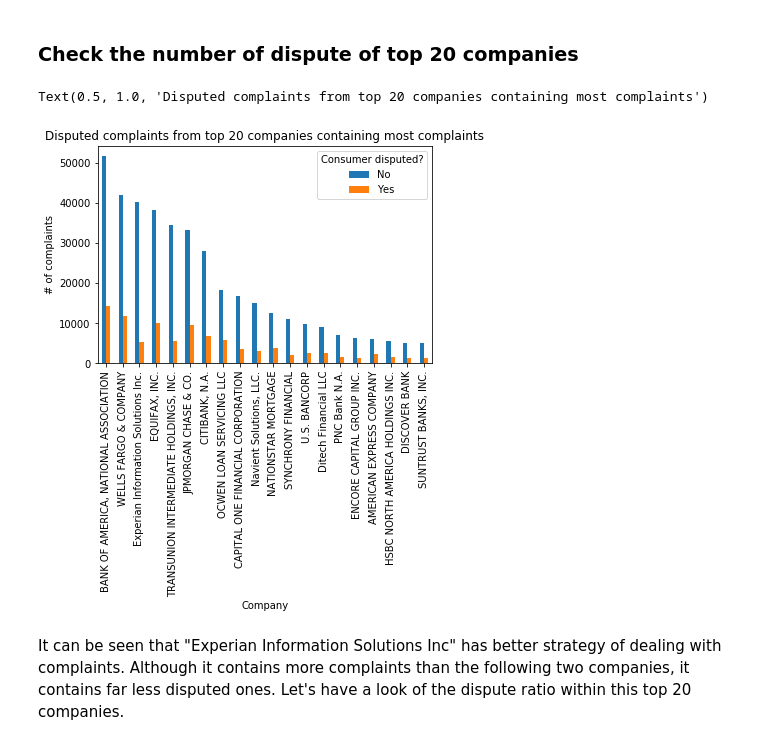
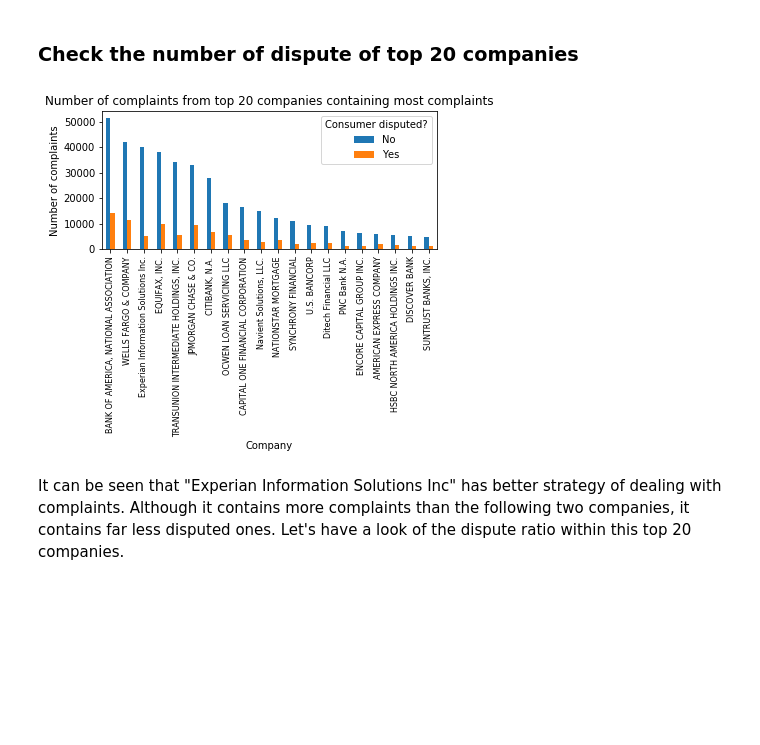
Before and after one commit to haolin-ds/ComplaintsAnalysis, a Jupyter notebook: complaints_EDA.ipynb, the cells around one changed output. Cells and saved outputs as stored; diff of their text form; code cells hidden in the pictures; blank space fills up the shorter version.

```diff
--- a/complaints_EDA.ipynb
+++ b/complaints_EDA.ipynb
@@ -162,12 +176,14 @@ There is a lot of Nan in this field. I am not sure whether the "older American,
 # %%
 dispute_by_company = complaints.groupby(["Company", "Consumer disputed?"]).count()["Complaint ID"].unstack().sort_values(by=["No"], ascending=False)
 dispute_by_top_company = dispute_by_company[0:20]
 dispute_by_top_company.plot.bar()
-plt.ylabel("# of complaints")
-plt.title("Disputed complaints from top 20 companies containing most complaints")
+plt.ylabel("Number of complaints")
+plt.xticks(fontsize=8)
+plt.title("Number of complaints from top 20 companies containing most complaints")
+plt.gcf().subplots_adjust(bottom=0.4)
+plt.savefig("top20_company.png")
 # %% [output]
-Text(0.5, 1.0, 'Disputed complaints from top 20 companies containing most complaints')
-[figure, old version]
+[figure, new version]
 # %% [markdown]
 It can be seen that "Experian Information Solutions Inc" has better strategy of dealing with complaints. Although it contains more complaints than the following two companies, it contains far less disputed ones.  Let's have a look of the dispute ratio within this top 20 companies.
 # %%
```
Also changed, not shown: parts of 5 cells of this notebook, 7 other files.
